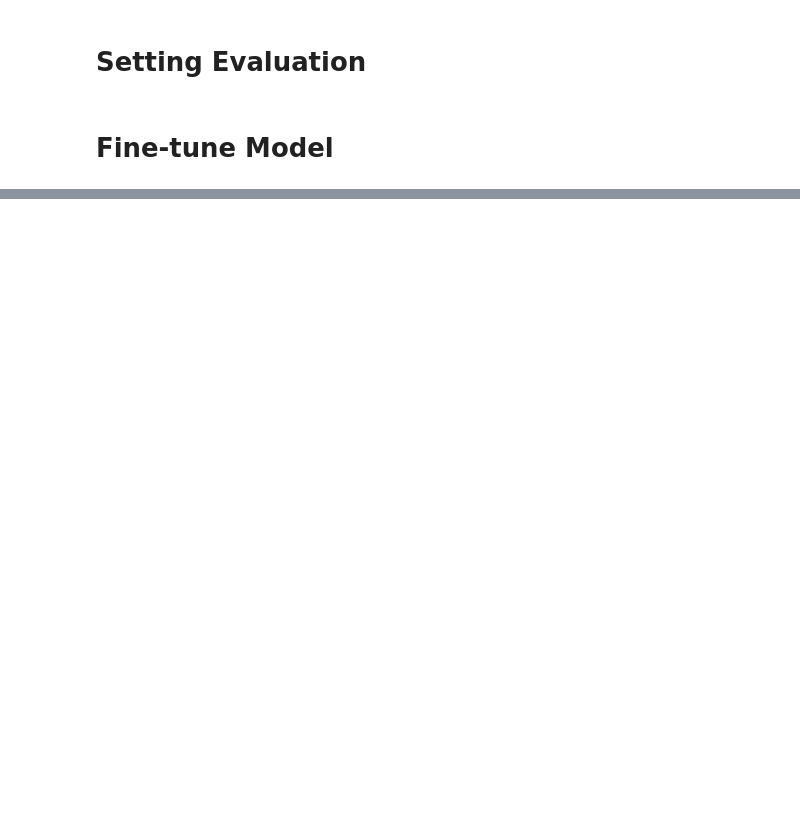
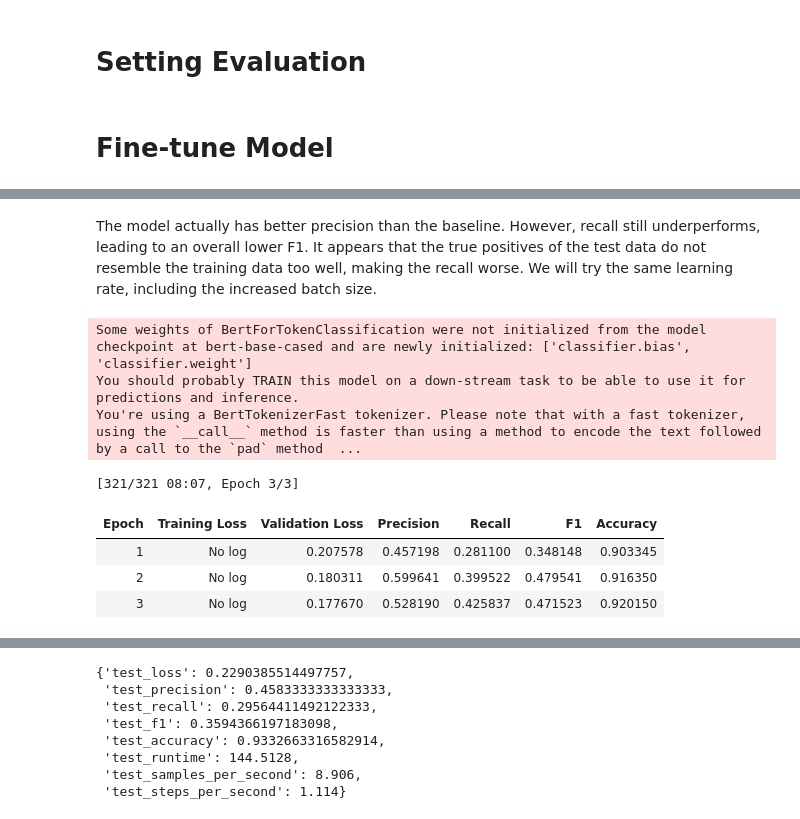
Before and after one commit to arsenignatosyan/text_mining, a Jupyter notebook: as2/assignment2.ipynb, the cells around one changed output, grey strips where cells are left out. Saved outputs shown, nothing was run; the diff lists cells and outputs as text; code cells hidden in the pictures; blank space fills up the shorter version.

```diff
--- a/as2/assignment2.ipynb
+++ b/as2/assignment2.ipynb
@@ -607,0 +549,39 @@ macro_micro_adam6
+# %% [markdown]
+The model actually has better precision than the baseline. However, recall still underperforms, leading to an overall lower F1. It appears that the true positives of the test data do not resemble the training data too well, making the recall worse.
+We will try the same learning rate, including the increased batch size.
+# %%
+model = AutoModelForTokenClassification.from_pretrained(
+    model_checkpoint,
+    id2label=id2label,
+    label2id=label2id,
+)
+optimizer4 = AdamW(model.parameters(), lr=9e-5)
+args_adam4 = TrainingArguments(
+    "bert-finetuned-adam4",
+    evaluation_strategy="epoch",
+    per_device_train_batch_size=32,
+)
+
+trainer_adam4 = Trainer(
+    model=model,
+    args=args_adam4,
+    train_dataset=tokenized_datasets["train"],
+    eval_dataset=tokenized_datasets["validation"],
+    data_collator=data_collator,
+    compute_metrics=compute_metrics,
+    tokenizer=tokenizer,
+    optimizers=(optimizer4, None)
+)
+
+trainer_adam4.train()
+test_pred_adam4 = trainer_adam4.predict(test_dataset=tokenized_datasets["test"])
+test_pred_adam4.metrics
+# %% [output]
+Some weights of BertForTokenClassification were not initialized from the model checkpoint at bert-base-cased and are newly initialized: ['classifier.bias', 'classifier.weight']
+You should probably TRAIN this model on a down-stream task to be able to use it for predictions and inference.
+You're using a BertTokenizerFast tokenizer. Please note that with a fast tokenizer, using the `__call__` method is faster than using a method to encode the text followed by a call to the `pad` method  ...
+[321/321 08:07, Epoch 3/3]
+| Epoch | Training Loss | Validation Loss | Precision | Recall | F1 | Accuracy |
+| 1 | No log | 0.207578 | 0.457198 | 0.281100 | 0.348148 | 0.903345 |
+| 2 | No log | 0.180311 | 0.599641 | 0.399522 | 0.479541 | 0.916350 |
+| 3 | No log | 0.177670 | 0.528190 | 0.425837 | 0.471523 | 0.920150 |
@@ -607,0 +589,8 @@ macro_micro_adam6
+{'test_loss': 0.2290385514497757,
+ 'test_precision': 0.4583333333333333,
+ 'test_recall': 0.29564411492122333,
+ 'test_f1': 0.3594366197183098,
+ 'test_accuracy': 0.9332663316582914,
+ 'test_runtime': 144.5128,
+ 'test_samples_per_second': 8.906,
+ 'test_steps_per_second': 1.114}
```
Also changed, not shown: parts of 43 cells of this notebook.
